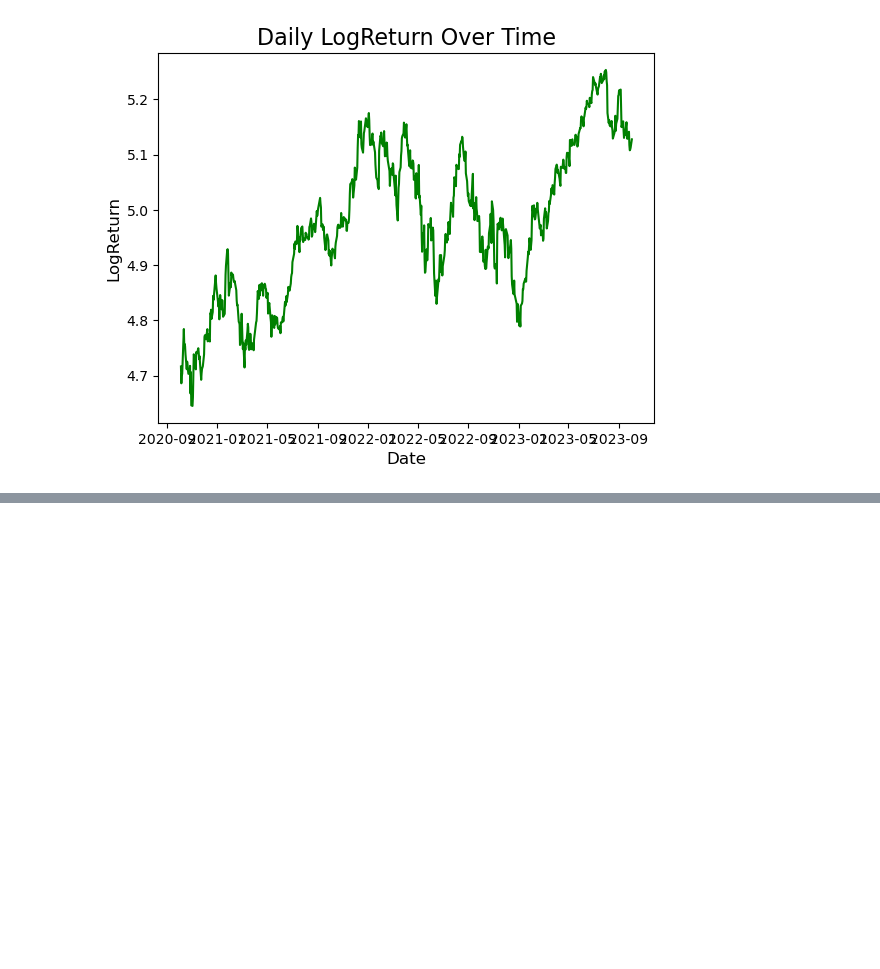
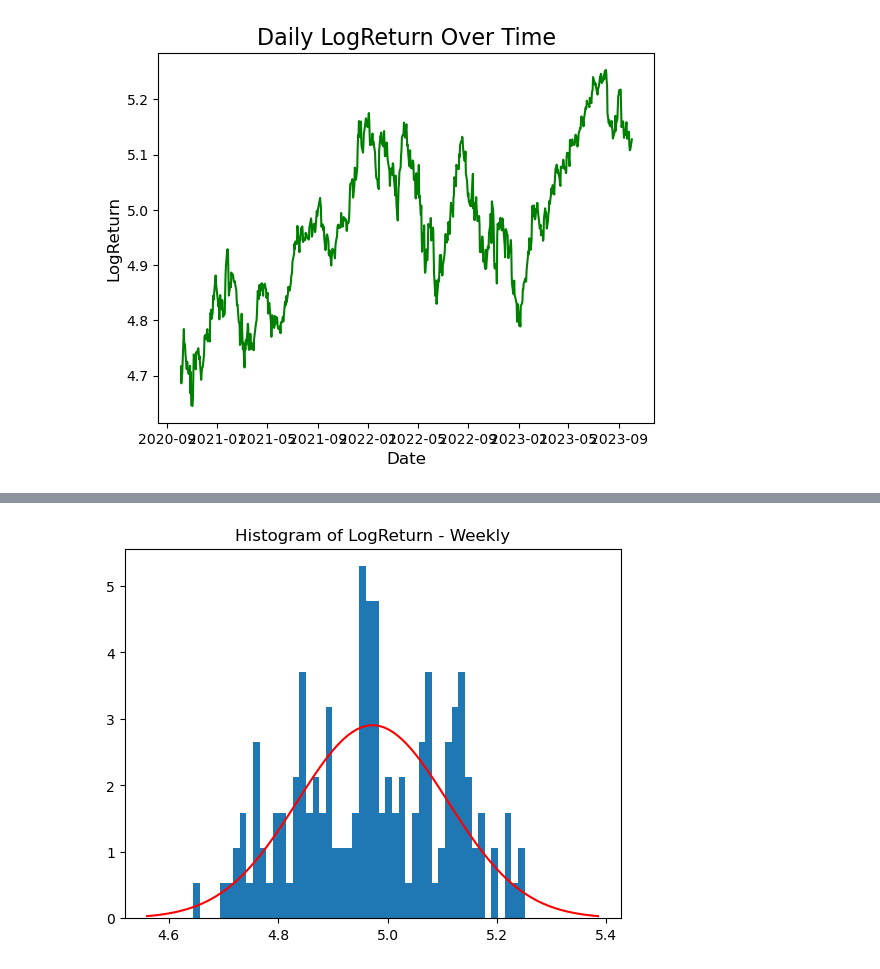
Before and after one commit to andreist3fan/ovmHW1, a Jupyter notebook: homework1.ipynb, the cells around one changed output, grey strips where cells are left out. Cells and saved outputs as stored; diff of their text form; code cells hidden in the pictures; blank space fills up the shorter version.

```diff
--- a/homework1.ipynb
+++ b/homework1.ipynb
@@ -95,0 +113,20 @@ Variance of LogReturn:  0.018785953436489842
+# %%
+weekly_data = pd.read_csv("data/WeeklyData - STOCK_US_XNAS_AAPL.csv")
+# print(daily_data)
+weekly_data['Date'] = pd.to_datetime(weekly_data['Date'])
+weekly_data.set_index('Date', inplace=True)
+weekly_data['LogReturn'] = np.log(weekly_data['Close'] - np.log(weekly_data['Close'].shift(1)))
+
+
+plt.hist(weekly_data.LogReturn, bins=50, density = True)
+plt.title("Histogram of LogReturn - Weekly")
+
+mean = weekly_data.LogReturn.mean()
+variance = weekly_data.LogReturn.var()
+stddev = np.sqrt(variance)
+
+x = np.linspace(mean - 3 * stddev, mean + 3 * stddev, 100)
+plt.plot(x, 1 / (stddev * np.sqrt(2 * np.pi)) * np.exp(- (x - mean) ** 2 / (2 * stddev ** 2)), color='r')
+plt.show()
+# %% [output]
+[figure, added]
```
Also changed, not shown: parts of 13 cells of this notebook, 2 other files.
